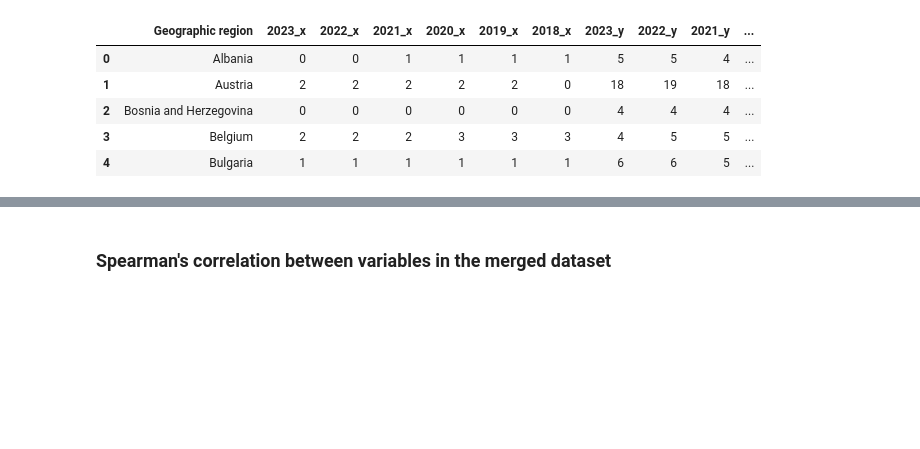
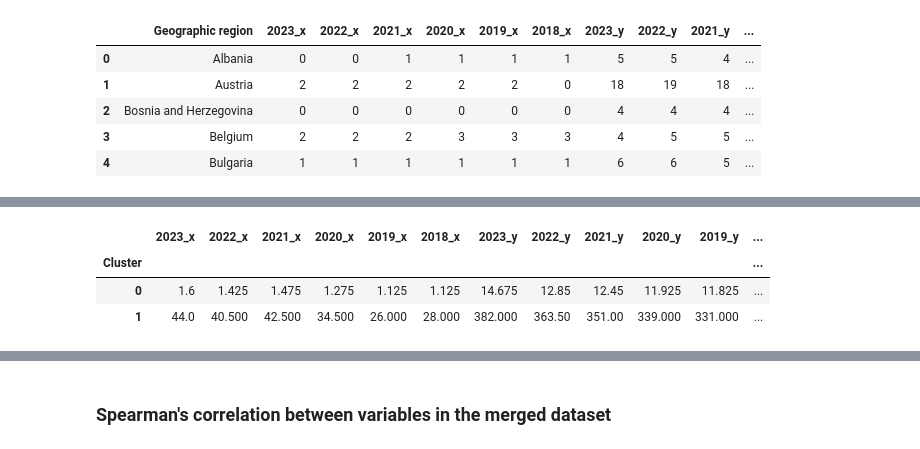
Before and after one commit to alicepicco333/wipEU, a Jupyter notebook: technical_analysis/geomashup.ipynb, the cells around one changed output, grey strips where cells are left out. Drawn from its saved outputs; the diff is of its cells as text; code cells hidden in the pictures; blank space fills up the shorter version.

```diff
--- a/technical_analysis/geomashup.ipynb
+++ b/technical_analysis/geomashup.ipynb
@@ -167,0 +197,31 @@ merged_df_final.head()
+# %%
+from sklearn.cluster import KMeans
+import pandas as pd
+
+# Supponiamo che 'df' sia il tuo DataFrame
+# Elimina le righe con valori NaN
+merged_df_final = merged_df_final.fillna(merged_df_final.mean())
+
+
+# Seleziona le colonne numeriche per l'analisi dei cluster
+data = merged_df_final.select_dtypes(include=[np.number])
+
+# Inizializza l'algoritmo KMeans con il numero desiderato di cluster
+kmeans = KMeans(n_clusters=2)
+
+# Adatta l'algoritmo ai tuoi dati
+kmeans.fit(data)
+
+# Ottieni le etichette dei cluster per ciascuna riga nel DataFrame
+labels = kmeans.labels_
+
+# Aggiungi le etichette dei cluster al DataFrame originale
+merged_df_final['Cluster'] = labels
+labels
+cluster_means = merged_df_final.groupby('Cluster').mean()
+cluster_means
+# %% [output]
+|  | 2023_x | 2022_x | 2021_x | 2020_x | 2019_x | 2018_x | 2023_y | 2022_y | 2021_y | 2020_y | 2019_y | ... |
+| Cluster |  |  |  |  |  |  |  |  |  |  |  | ... |
+| 0 | 1.6 | 1.425 | 1.475 | 1.275 | 1.125 | 1.125 | 14.675 | 12.85 | 12.45 | 11.925 | 11.825 | ... |
+| 1 | 44.0 | 40.500 | 42.500 | 34.500 | 26.000 | 28.000 | 382.000 | 363.50 | 351.00 | 339.000 | 331.000 | ... |
```
Also changed, not shown: parts of 3 cells of this notebook.
